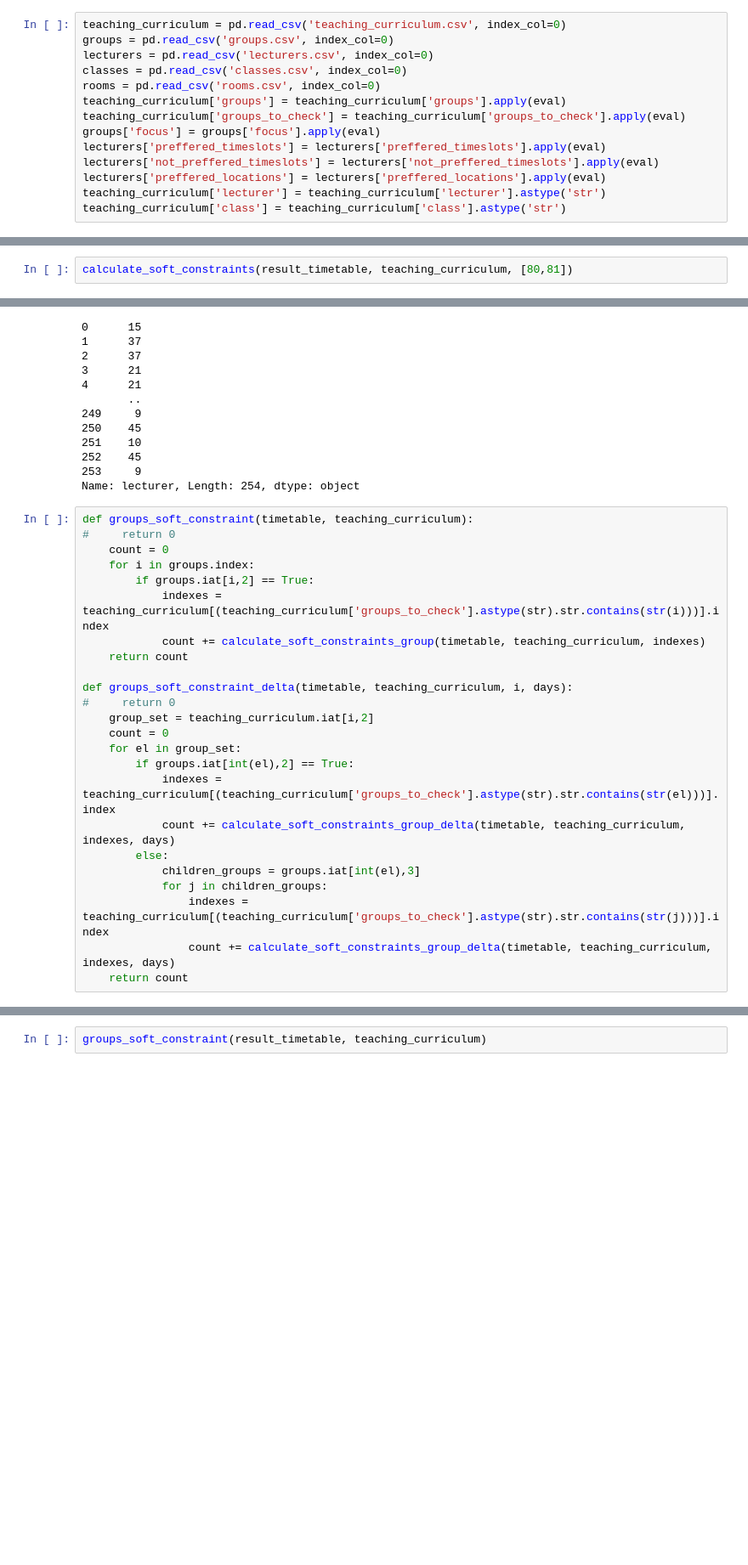
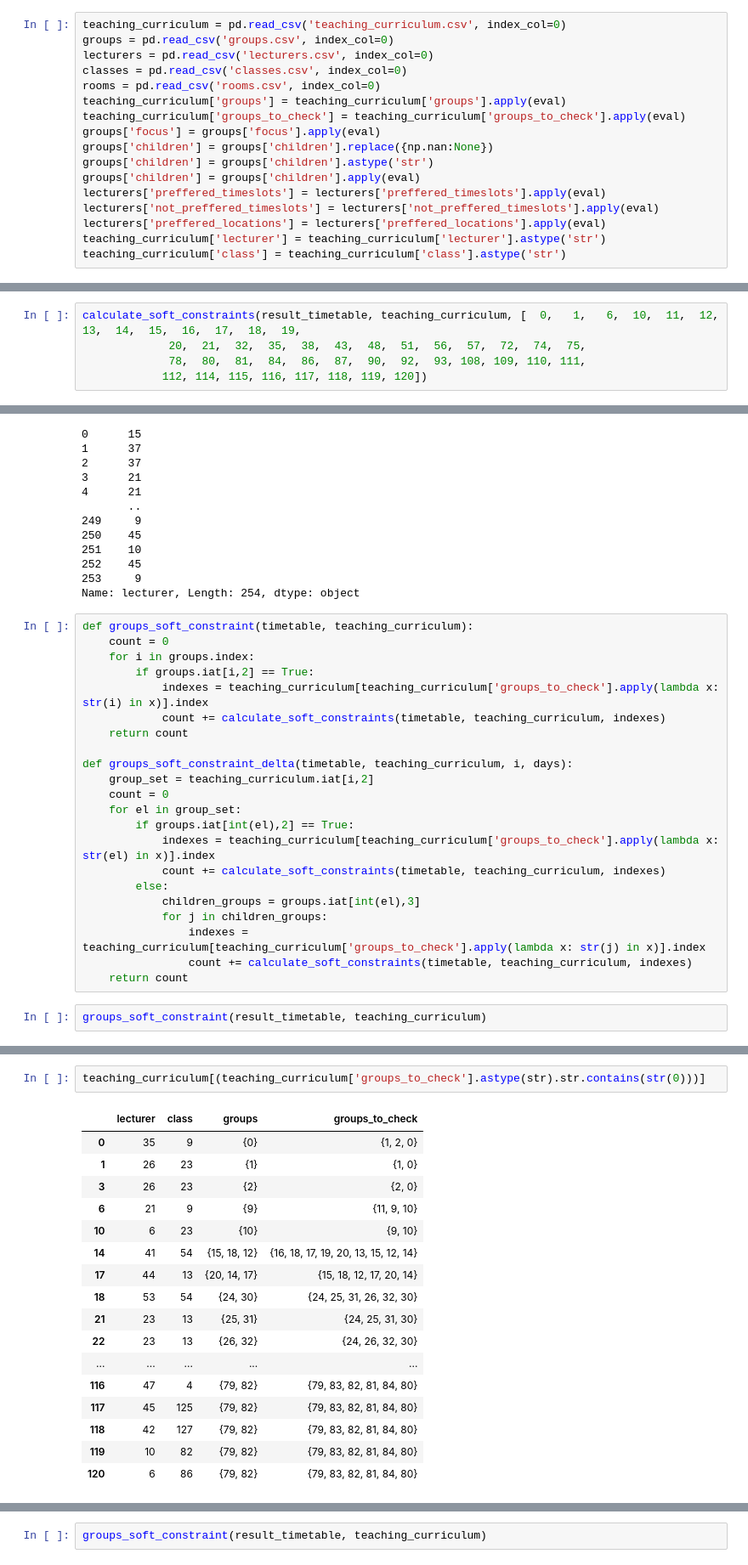
Before and after one commit to PetarZecevic97/automatic-timetable-generation, a Jupyter notebook: timetable_algorithm.ipynb, the cells around one changed output, grey strips where cells are left out. Shown at 85% size. Cells and saved outputs as stored; diff of their text form; blank space fills up the shorter version.

Commit message:
Perfect timetable

```diff
--- a/timetable_algorithm.ipynb
+++ b/timetable_algorithm.ipynb
@@ -229,6 +229,9 @@ rooms = pd.read_csv('rooms.csv', index_col=0)
 teaching_curriculum['groups'] = teaching_curriculum['groups'].apply(eval)
 teaching_curriculum['groups_to_check'] = teaching_curriculum['groups_to_check'].apply(eval)
 groups['focus'] = groups['focus'].apply(eval)
+groups['children'] = groups['children'].replace({np.nan:None})
+groups['children'] = groups['children'].astype('str')
+groups['children'] = groups['children'].apply(eval)
 lecturers['preffered_timeslots'] = lecturers['preffered_timeslots'].apply(eval)
 lecturers['not_preffered_timeslots'] = lecturers['not_preffered_timeslots'].apply(eval)
 lecturers['preffered_locations'] = lecturers['preffered_locations'].apply(eval)
@@ -310,3 +320,6 @@ def are_groups_intersected(teaching_curriculum, i, j):
 # %%
-calculate_soft_constraints(result_timetable, teaching_curriculum, [80,81])
+calculate_soft_constraints(result_timetable, teaching_curriculum, [  0,   1,   6,  10,  11,  12,  13,  14,  15,  16,  17,  18,  19,
+             20,  21,  32,  35,  38,  43,  48,  51,  56,  57,  72,  74,  75,
+             78,  80,  81,  84,  86,  87,  90,  92,  93, 108, 109, 110, 111,
+            112, 114, 115, 116, 117, 118, 119, 120])
 # %% [output]
@@ -552,25 +565,25 @@ teaching_curriculum['lecturer']
 Name: lecturer, Length: 254, dtype: object
 # %%
 def groups_soft_constraint(timetable, teaching_curriculum):
-#     return 0
     count = 0
     for i in groups.index:
         if groups.iat[i,2] == True:
-            indexes = teaching_curriculum[(teaching_curriculum['groups_to_check'].astype(str).str.contains(str(i)))].index
-            count += calculate_soft_constraints_group(timetable, teaching_curriculum, indexes)
+            indexes = teaching_curriculum[teaching_curriculum['groups_to_check'].apply(lambda x: str(i) in x)].index
+            count += calculate_soft_constraints(timetable, teaching_curriculum, indexes)
     return count
 
 def groups_soft_constraint_delta(timetable, teaching_curriculum, i, days):
-#     return 0
     group_set = teaching_curriculum.iat[i,2]
     count = 0
     for el in group_set:
         if groups.iat[int(el),2] == True:
-            indexes = teaching_curriculum[(teaching_curriculum['groups_to_check'].astype(str).str.contains(str(el)))].index
-            count += calculate_soft_constraints_group_delta(timetable, teaching_curriculum, indexes, days)
+            indexes = teaching_curriculum[teaching_curriculum['groups_to_check'].apply(lambda x: str(el) in x)].index
+            count += calculate_soft_constraints(timetable, teaching_curriculum, indexes)
         else:
             children_groups = groups.iat[int(el),3]
             for j in children_groups:
-                indexes = teaching_curriculum[(teaching_curriculum['groups_to_check'].astype(str).str.contains(str(j)))].index
-                count += calculate_soft_constraints_group_delta(timetable, teaching_curriculum, indexes, days)
+                indexes = teaching_curriculum[teaching_curriculum['groups_to_check'].apply(lambda x: str(j) in x)].index
+                count += calculate_soft_constraints(timetable, teaching_curriculum, indexes)
     return count
+# %%
+groups_soft_constraint(result_timetable, teaching_curriculum)
@@ -576,0 +625,20 @@ def groups_soft_constraint_delta(timetable, teaching_curriculum, i, days):
+# %%
+teaching_curriculum[(teaching_curriculum['groups_to_check'].astype(str).str.contains(str(0)))]
+# %% [output]
+|  | lecturer | class | groups | groups_to_check |
+| 0 | 35 | 9 | {0} | {1, 2, 0} |
+| 1 | 26 | 23 | {1} | {1, 0} |
+| 3 | 26 | 23 | {2} | {2, 0} |
+| 6 | 21 | 9 | {9} | {11, 9, 10} |
+| 10 | 6 | 23 | {10} | {9, 10} |
+| 14 | 41 | 54 | {15, 18, 12} | {16, 18, 17, 19, 20, 13, 15, 12, 14} |
+| 17 | 44 | 13 | {20, 14, 17} | {15, 18, 12, 17, 20, 14} |
+| 18 | 53 | 54 | {24, 30} | {24, 25, 31, 26, 32, 30} |
+| 21 | 23 | 13 | {25, 31} | {24, 25, 31, 30} |
+| 22 | 23 | 13 | {26, 32} | {24, 26, 32, 30} |
+| ... | ... | ... | ... | ... |
+| 116 | 47 | 4 | {79, 82} | {79, 83, 82, 81, 84, 80} |
+| 117 | 45 | 125 | {79, 82} | {79, 83, 82, 81, 84, 80} |
+| 118 | 42 | 127 | {79, 82} | {79, 83, 82, 81, 84, 80} |
+| 119 | 10 | 82 | {79, 82} | {79, 83, 82, 81, 84, 80} |
+| 120 | 6 | 86 | {79, 82} | {79, 83, 82, 81, 84, 80} |
```
Also changed, not shown: parts of 33 cells of this notebook, 5 other files.
